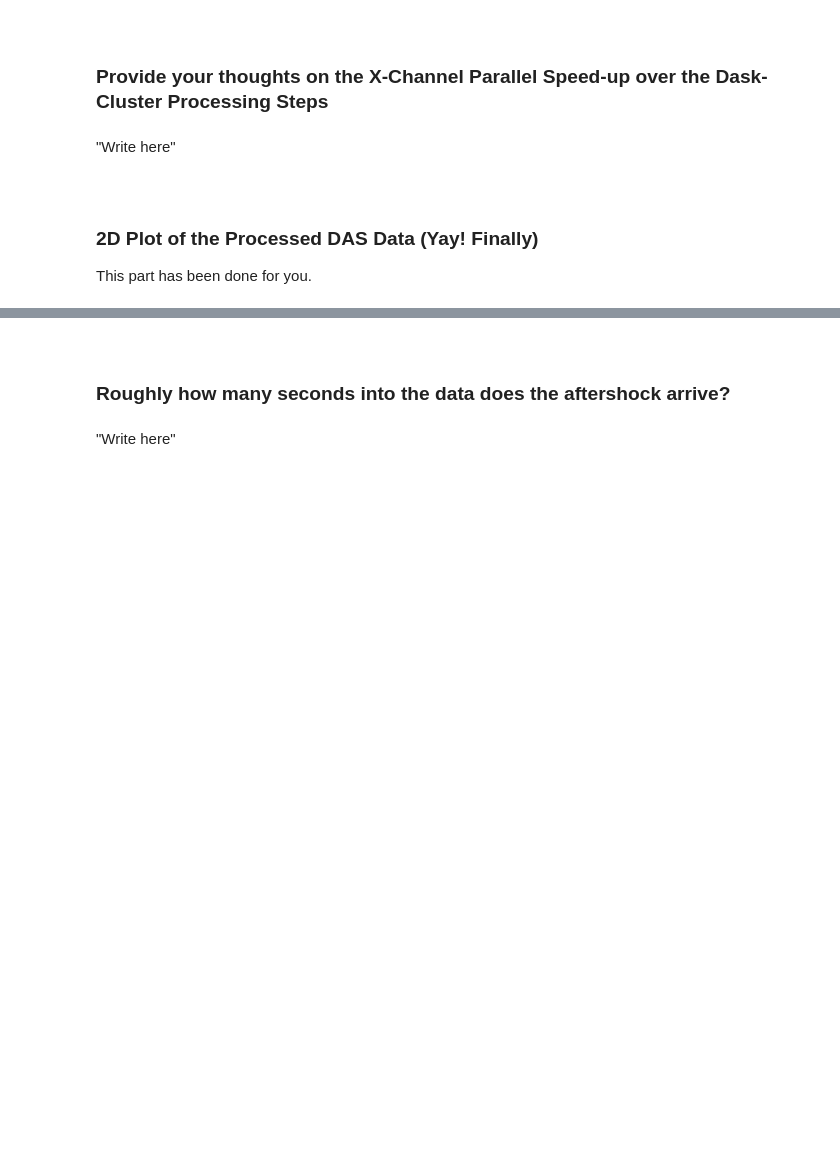
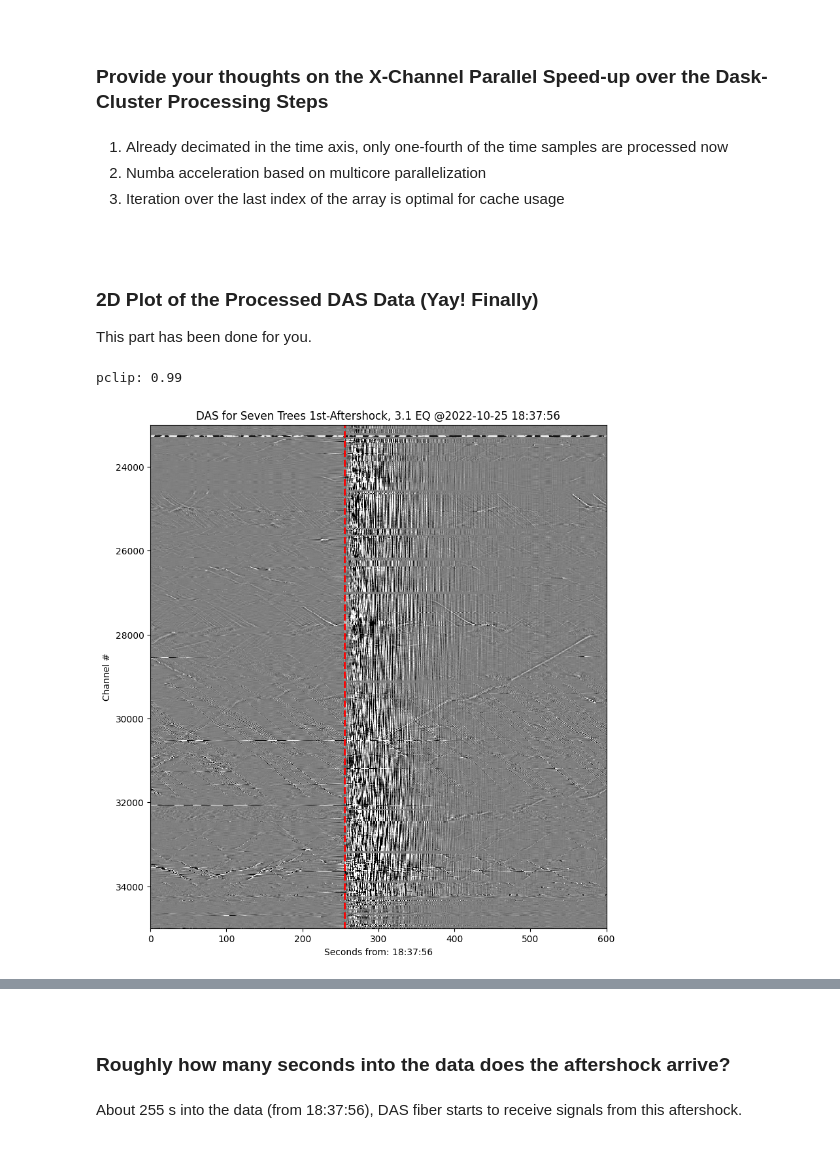
Before and after one commit to NickJi98/gp257-class, a Jupyter notebook: Labs/Dask/DASK.ipynb, the cells around one changed output, grey strips where cells are left out. Saved outputs shown, nothing was run; the diff lists cells and outputs as text; code cells hidden in the pictures; blank space fills up the shorter version.

```diff
--- a/Labs/Dask/DASK.ipynb
+++ b/Labs/Dask/DASK.ipynb
@@ -466,6 +561,6 @@ bl = 0.025
 br = 5.0
 fs = 200
 
-bp_data = client.map('what-function-goes-here?','what-data-goes-here?',fs=fs,b0=bl,bN=br,pure=False)
-# note how the parameters to the function are passed --------------------^  ---^  ---^
-junk = 'what goes here?'
+bp_data = client.map(bandpass_butter_single_trace, det_data, fs=fs, b0=bl, bN=br, pure=False)
+# note how the parameters to the function are passed ----------^  ----^  ----^
+junk = wait(bp_data)
@@ -478,7 +576,7 @@ This is slightly faster than if the decimation where done by the "host-python-th
 # %%
 %%time
 
-ss = 4 #decimation factor -- same as parameter 'q=' in the function
+ss = 4 # decimation factor -- same as parameter 'q=' in the function
 
-bp_data = client.map('what-function?','what-data?',q='what-goes-here?',pure=False)
-junk = 'what goes here?'
+bp_data = client.map(silly_decimate_single_trace, bp_data, q=ss, pure=False)
+junk = wait(bp_data)
@@ -489,8 +590,8 @@ It's pretty boring to watch the *Dashboard* for this step.
 # %%
 %%time
 
-dec_bp_data = np.asarray(client.gather('what-data?',direct=True),dtype=rdata_dtype)
-#                          ^                       #NOTE: ------------^
+dec_bp_data = np.asarray(client.gather(bp_data, direct=True), dtype=rdata_dtype)
+#                          ^                       #NOTE: ---------------^
 #                          |
 # --- LOOK ----------------  # for some reason this is slightly faster than two lines of code
 
@@ -519,6 +629,6 @@ This part has been done for you, and it happens on the "host-python-thread." It
 # %%
 %%time
 
-proc_data = remove_median_xchannel('what-goes-here?')
+proc_data = remove_median_xchannel(dec_bp_data)
 
 del dec_bp_data # clean up notebook memory
@@ -527,8 +640,10 @@ del dec_bp_data # clean up notebook memory
 
 ### Provide your thoughts on the X-Channel Parallel Speed-up over the Dask-Cluster Processing Steps
 # %% [markdown]
-"Write here"
-<br><br>
+1. Already decimated in the time axis, only one-fourth of the time samples are processed now
+2. Numba acceleration based on multicore parallelization
+3. Iteration over the last index of the array is optimal for cache usage
+<br>
 # %% [markdown]
 ### 2D Plot of the Processed DAS Data (Yay! Finally)
 
@@ -536,8 +651,12 @@ This part has been done for you.
 # %%
 %%time
 
 pclip = .99
 print(f'pclip: {pclip}')
 
-plt = plot_seven_trees_data(proc_data,tdata[::ss],pclip=pclip)
+plt = plot_seven_trees_data(proc_data, tdata[::ss], pclip=pclip)
+plt.axvline(255, color='r', linestyle='--', linewidth=2)
 plt.show()
+# %% [output]
+pclip: 0.99
+[figure, added]
@@ -546,6 +667,6 @@ plt.show()
 
 ### Roughly how many seconds into the data does the aftershock arrive?
 # %% [markdown]
-"Write here"
+About 255 s into the data (from 18:37:56), DAS fiber starts to receive signals from this aftershock.
 
 <br>
```
Also changed, not shown: parts of 33 cells of this notebook.
